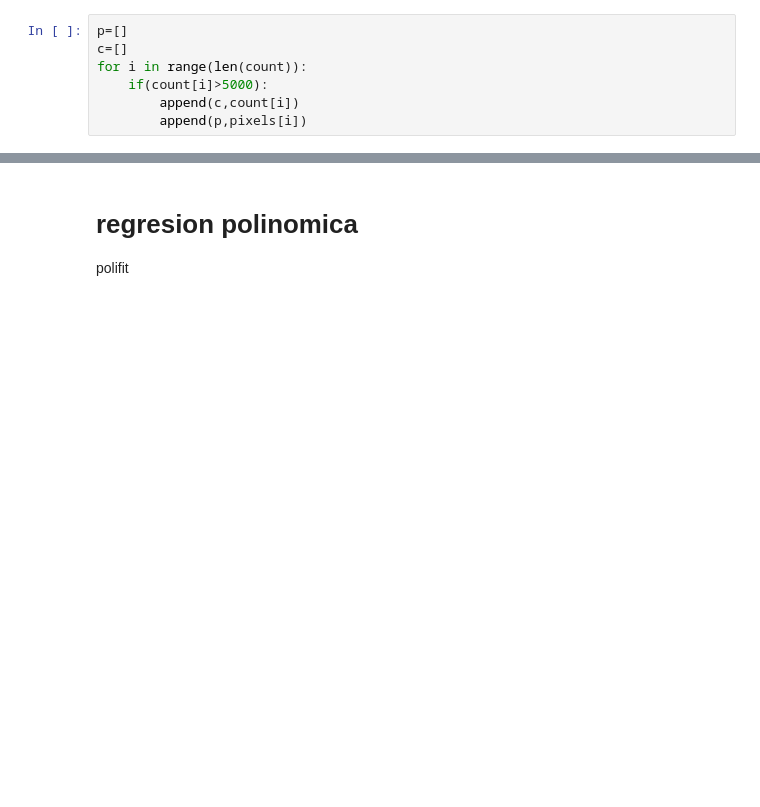
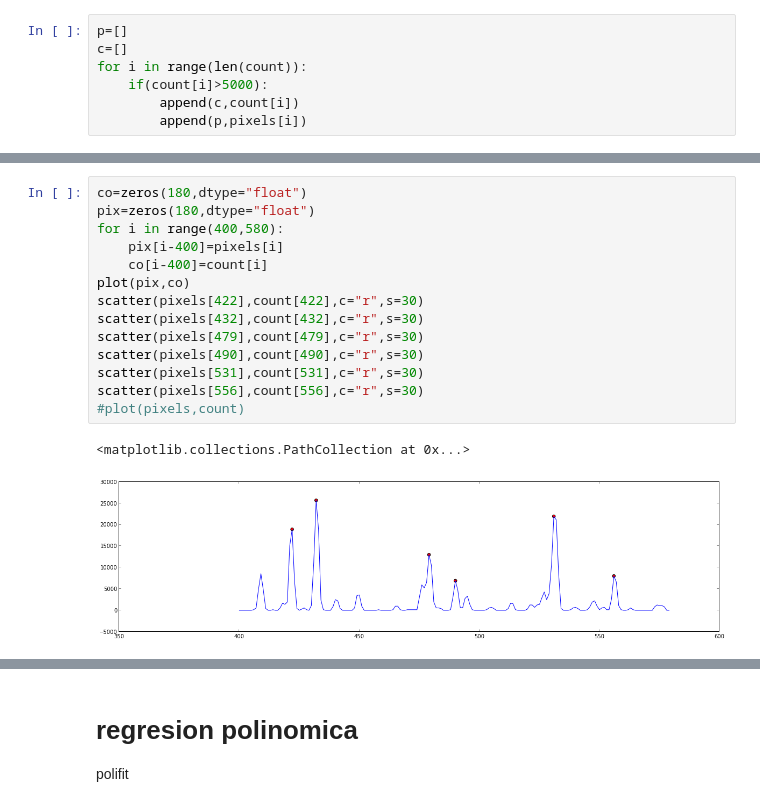
Before and after one commit to daniel-lozano/lab-intermedio, a Jupyter notebook: jupiter/Ajuste.ipynb, the cells around one changed output, grey strips where cells are left out. Cells and saved outputs as stored; diff of their text form; blank space fills up the shorter version.

```diff
--- a/jupiter/Ajuste.ipynb
+++ b/jupiter/Ajuste.ipynb
@@ -19,3 +33,20 @@ for i in range(len(count)):
+# %%
+co=zeros(180,dtype="float")
+pix=zeros(180,dtype="float")
+for i in range(400,580):
+    pix[i-400]=pixels[i]
+    co[i-400]=count[i]
+plot(pix,co)
+scatter(pixels[422],count[422],c="r",s=30)
+scatter(pixels[432],count[432],c="r",s=30)
+scatter(pixels[479],count[479],c="r",s=30)
+scatter(pixels[490],count[490],c="r",s=30)
+scatter(pixels[531],count[531],c="r",s=30)
+scatter(pixels[556],count[556],c="r",s=30)
+#plot(pixels,count)
+# %% [output]
+<matplotlib.collections.PathCollection at 0x...>
+[figure, added]
 # %%
 plot(pixels,count)
 
```
Also changed, not shown: parts of 7 cells of this notebook, 2 other files.
